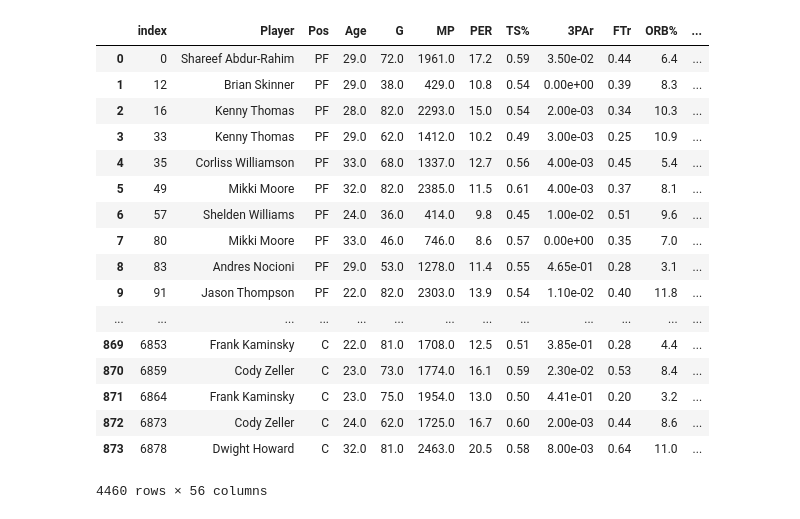
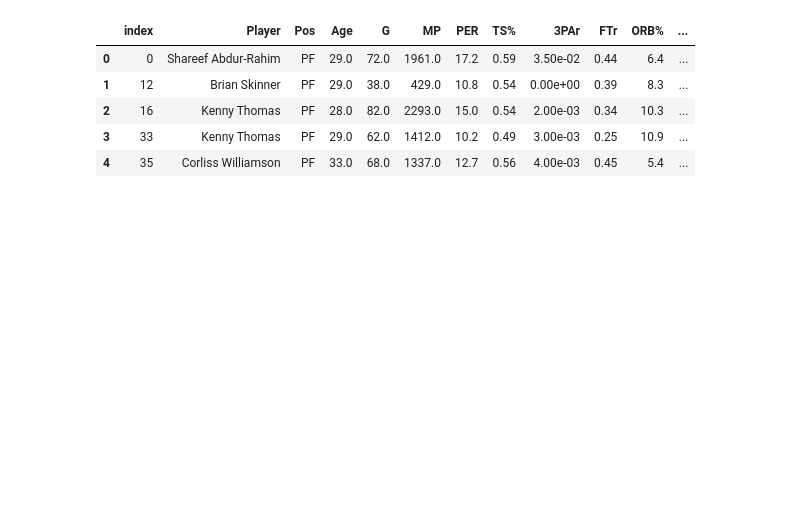
Before and after one commit to dmacUT/nba-final4-projections, a Jupyter notebook: cleaningup.ipynb, the cells around one changed output. Saved outputs shown, nothing was run; the diff lists cells and outputs as text; code cells hidden in the pictures; blank space fills up the shorter version.

```diff
--- a/cleaningup.ipynb
+++ b/cleaningup.ipynb
@@ -75,9 +77,9 @@ for i in ['PF', 'PG', 'SF', 'SG', 'C']:
            'WS', 'WS/48', 'OBPM', 'DBPM', 'BPM', 'VORP','MPG', 'advotes']] #returns a numpy array
     min_max_scaler = preprocessing.MinMaxScaler()
     x_scaled = min_max_scaler.fit_transform(x)
-    df = pd.DataFrame(x_scaled, columns=['MPs', 'PERs', 'TS%s', '3PArs', 'FTrs', 'ORB%s',
-           'DRB%s', 'TRB%s', 'AST%s', 'STL%s', 'BLK%s', 'TOV%s', 'USG%s', 'OWSs', 'DWSs',
-           'WSs', 'WS/48s', 'OBPMs', 'DBPMs', 'BPMs', 'VORPs','MPGs', 'advotess'])
+    df = pd.DataFrame(x_scaled, columns=['sMP', 'sPER', 'sTS%', 's3PAr', 'sFTr', 'sORB%',
+           'sDRB%', 'sTRB%', 'sAST%', 'sSTL%', 'sBLK%', 'sTOV%', 'sUSG%', 'sOWS', 'sDWS',
+           'sWS', 'sWS/48', 'sOBPM', 'sDBPM', 'sBPM', 'sVORP','sMPG', 'sadvotes'])
     dfscaled = pd.concat([dflist[count], df], axis=1, sort=False)
     dfscaledlist.append(dfscaled)
     count += 1
@@ -88,23 +90,11 @@ dfs = dfs.append(dfscaledlist[2])
 dfs = dfs.append(dfscaledlist[3])
 dfs = dfs.append(dfscaledlist[4])
 # %%
-dfs
+dfs.head()
 # %% [output]
 |  | index | Player | Pos | Age | G | MP | PER | TS% | 3PAr | FTr | ORB% | ... |
 | 0 | 0 | Shareef Abdur-Rahim | PF | 29.0 | 72.0 | 1961.0 | 17.2 | 0.59 | 3.50e-02 | 0.44 | 6.4 | ... |
 | 1 | 12 | Brian Skinner | PF | 29.0 | 38.0 | 429.0 | 10.8 | 0.54 | 0.00e+00 | 0.39 | 8.3 | ... |
 | 2 | 16 | Kenny Thomas | PF | 28.0 | 82.0 | 2293.0 | 15.0 | 0.54 | 2.00e-03 | 0.34 | 10.3 | ... |
 | 3 | 33 | Kenny Thomas | PF | 29.0 | 62.0 | 1412.0 | 10.2 | 0.49 | 3.00e-03 | 0.25 | 10.9 | ... |
 | 4 | 35 | Corliss Williamson | PF | 33.0 | 68.0 | 1337.0 | 12.7 | 0.56 | 4.00e-03 | 0.45 | 5.4 | ... |
-| 5 | 49 | Mikki Moore | PF | 32.0 | 82.0 | 2385.0 | 11.5 | 0.61 | 4.00e-03 | 0.37 | 8.1 | ... |
-| 6 | 57 | Shelden Williams | PF | 24.0 | 36.0 | 414.0 | 9.8 | 0.45 | 1.00e-02 | 0.51 | 9.6 | ... |
-| 7 | 80 | Mikki Moore | PF | 33.0 | 46.0 | 746.0 | 8.6 | 0.57 | 0.00e+00 | 0.35 | 7.0 | ... |
-| 8 | 83 | Andres Nocioni | PF | 29.0 | 53.0 | 1278.0 | 11.4 | 0.55 | 4.65e-01 | 0.28 | 3.1 | ... |
-| 9 | 91 | Jason Thompson | PF | 22.0 | 82.0 | 2303.0 | 13.9 | 0.54 | 1.10e-02 | 0.40 | 11.8 | ... |
-| ... | ... | ... | ... | ... | ... | ... | ... | ... | ... | ... | ... | ... |
-| 869 | 6853 | Frank Kaminsky | C | 22.0 | 81.0 | 1708.0 | 12.5 | 0.51 | 3.85e-01 | 0.28 | 4.4 | ... |
-| 870 | 6859 | Cody Zeller | C | 23.0 | 73.0 | 1774.0 | 16.1 | 0.59 | 2.30e-02 | 0.53 | 8.4 | ... |
-| 871 | 6864 | Frank Kaminsky | C | 23.0 | 75.0 | 1954.0 | 13.0 | 0.50 | 4.41e-01 | 0.20 | 3.2 | ... |
-| 872 | 6873 | Cody Zeller | C | 24.0 | 62.0 | 1725.0 | 16.7 | 0.60 | 2.00e-03 | 0.44 | 8.6 | ... |
-| 873 | 6878 | Dwight Howard | C | 32.0 | 81.0 | 2463.0 | 20.5 | 0.58 | 8.00e-03 | 0.64 | 11.0 | ... |
-4460 rows × 56 columns
```
Also changed, not shown: parts of 30 cells of this notebook, 1 other file.
